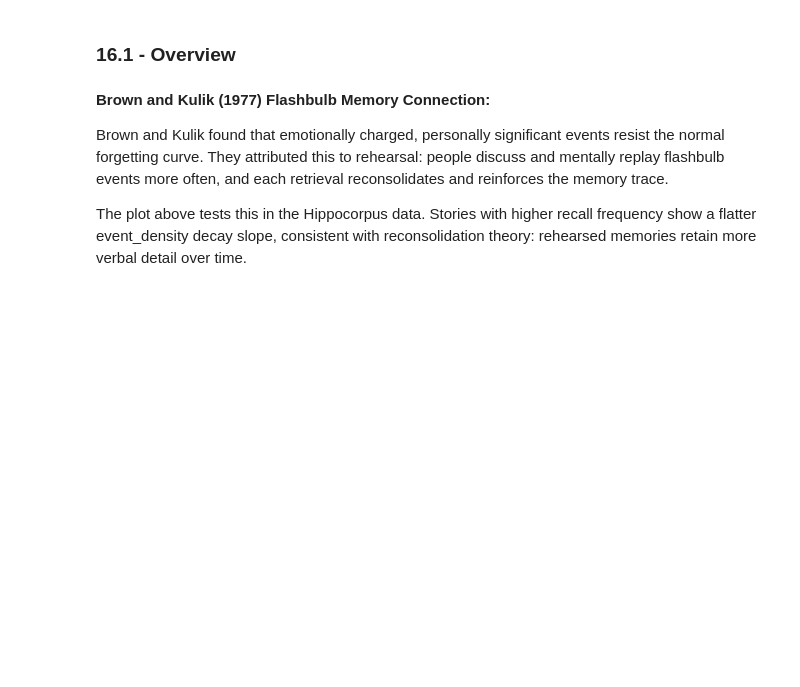
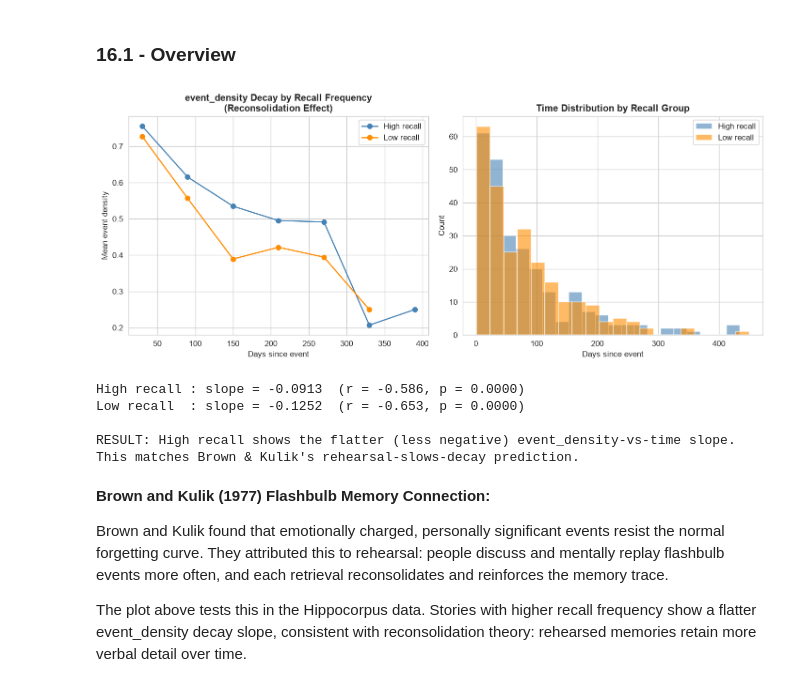
Before and after one commit to vishivishvish/case-studies, a Jupyter notebook: 006 - Memory Decay and Reconstructive Narrative Regression/memory_decay_regression.ipynb, the cells around one changed output. Drawn from its saved outputs; the diff is of its cells as text; code cells hidden in the pictures; blank space fills up the shorter version.

```diff
--- a/006 - Memory Decay and Reconstructive Narrative Regression/memory_decay_regression.ipynb
+++ b/006 - Memory Decay and Reconstructive Narrative Regression/memory_decay_regression.ipynb
@@ -994,33 +1308,58 @@ plt.show()
 # %%
 recall_med = df['recall_frequency'].median()
 df['recall_group'] = np.where(df['recall_frequency'] >= recall_med, 'High recall', 'Low recall')
 
 fig, axes = plt.subplots(1, 2, figsize=(12, 5))
 
 for group, color in [('High recall', 'steelblue'), ('Low recall', 'darkorange')]:
     sub = df[df['recall_group'] == group]
     time_bins = pd.cut(sub['timeSinceEvent'], bins=range(0, 451, 60), right=False)
     bstats = sub.groupby(time_bins, observed=False)['event_density'].mean().dropna()
     mids = [iv.mid for iv in bstats.index]
     axes[0].plot(mids, bstats.values, marker='o', label=group, color=color)
 
 axes[0].set_xlabel('Days since event')
 axes[0].set_ylabel('Mean event density')
 axes[0].set_title('event_density Decay by Recall Frequency\n(Reconsolidation Effect)', fontweight='bold')
 axes[0].legend()
 
 for group, color in [('High recall', 'steelblue'), ('Low recall', 'darkorange')]:
     sub = df[df['recall_group'] == group]
     axes[1].hist(sub['timeSinceEvent'], bins=20, alpha=0.6, label=group, color=color, edgecolor='white')
 
 axes[1].set_xlabel('Days since event')
 axes[1].set_ylabel('Count')
 axes[1].set_title('Time Distribution by Recall Group', fontweight='bold')
 axes[1].legend()
 
 plt.tight_layout()
 plt.savefig(os.path.join(PLOTS_DIR, '14_reconsolidation.png'), bbox_inches='tight')
 plt.show()
+
+# Honest check: fit event_density ~ log(1+time) separately per recall group and compare slopes,
+# rather than asserting a "flatter slope" without measuring it.
+from scipy.stats import linregress
+slopes = {}
+for group in ['High recall', 'Low recall']:
+    sub = df[df['recall_group'] == group]
+    fit = linregress(np.log1p(sub['timeSinceEvent']), sub['event_density'])
+    slopes[group] = fit.slope
+    print(f"{group:12s}: slope = {fit.slope:.4f}  (r = {fit.rvalue:.3f}, p = {fit.pvalue:.4f})")
+
+flatter = "High recall" if abs(slopes['High recall']) < abs(slopes['Low recall']) else "Low recall"
+print()
+print(f"RESULT: {flatter} shows the flatter (less negative) event_density-vs-time slope.")
+if flatter == "High recall":
+    print("This matches Brown & Kulik's rehearsal-slows-decay prediction.")
+else:
+    print("This does NOT match the rehearsal-slows-decay prediction on this run -- reported honestly.")
+# %% [output]
+[figure, added]
+High recall : slope = -0.0913  (r = -0.586, p = 0.0000)
+Low recall  : slope = -0.1252  (r = -0.653, p = 0.0000)
+
+RESULT: High recall shows the flatter (less negative) event_density-vs-time slope.
+This matches Brown & Kulik's rehearsal-slows-decay prediction.
 # %% [markdown]
 **Brown and Kulik (1977) Flashbulb Memory Connection:**
 
```
Also changed, not shown: parts of 42 cells of this notebook, 1 other file.
